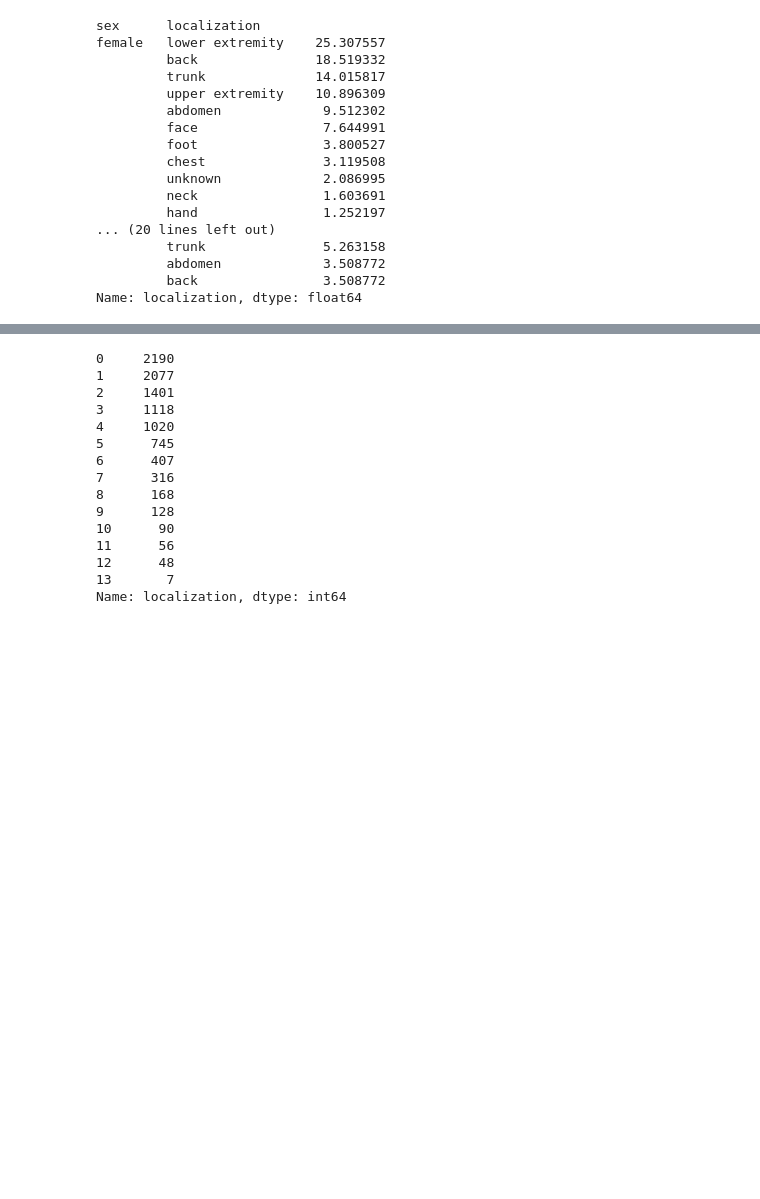
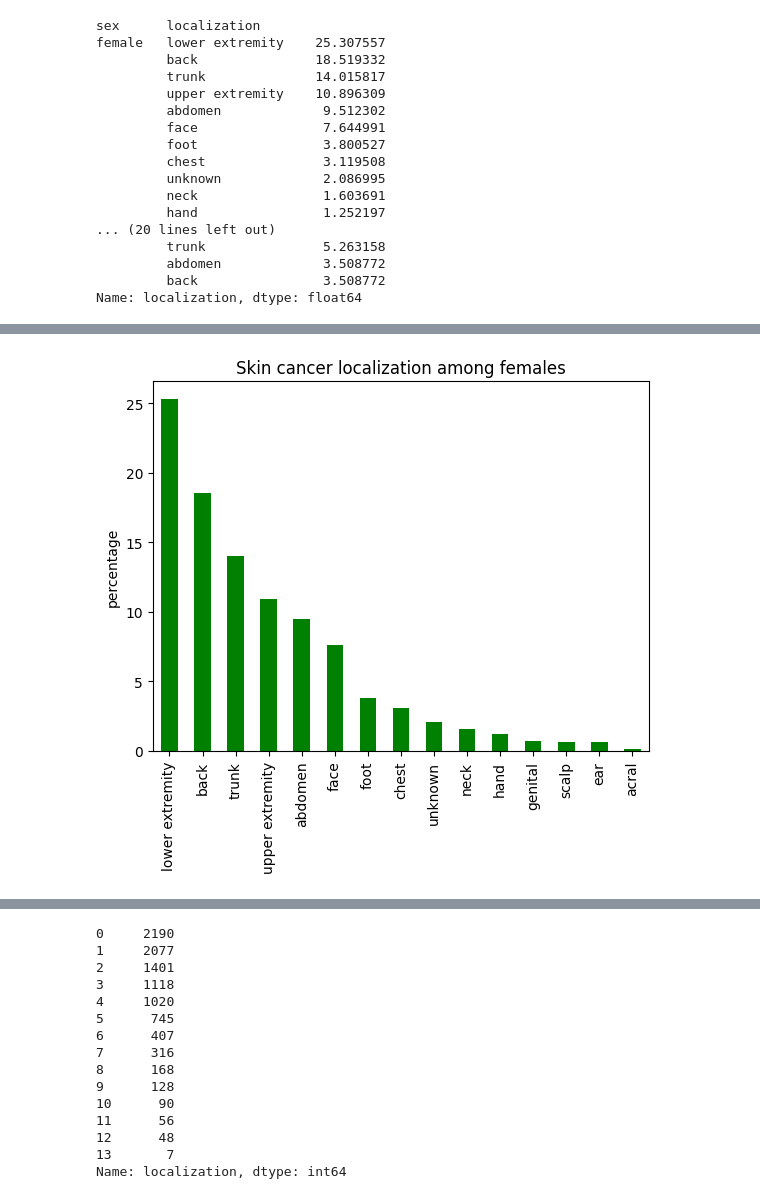
Before and after one commit to Anekblom/python_22_upg1, a Jupyter notebook: skincancer.ipynb, the cells around one changed output, grey strips where cells are left out. Saved outputs shown, nothing was run; the diff lists cells and outputs as text; code cells hidden in the pictures; blank space fills up the shorter version.

```diff
--- a/skincancer.ipynb
+++ b/skincancer.ipynb
@@ -166,0 +135,3 @@ Kön
+# %%
+df_female = new_df[new_df['sex'].isin(["female"])]
+df_female.head()
@@ -166,0 +162,7 @@ Kön
+# %%
+df_female['localization'].value_counts(normalize=True).mul(100).plot.bar(color='green')
+plt.title('Skin cancer localization among females')
+plt.ylabel('percentage')
+plt.show()
+# %% [output]
+[figure, added]
```
Also changed, not shown: parts of 38 cells of this notebook.
